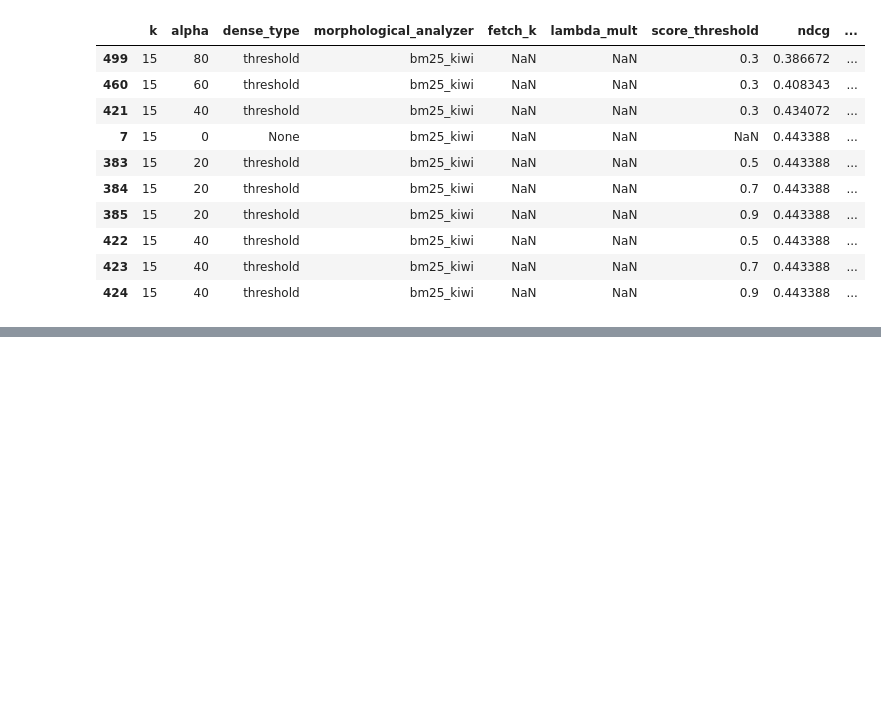
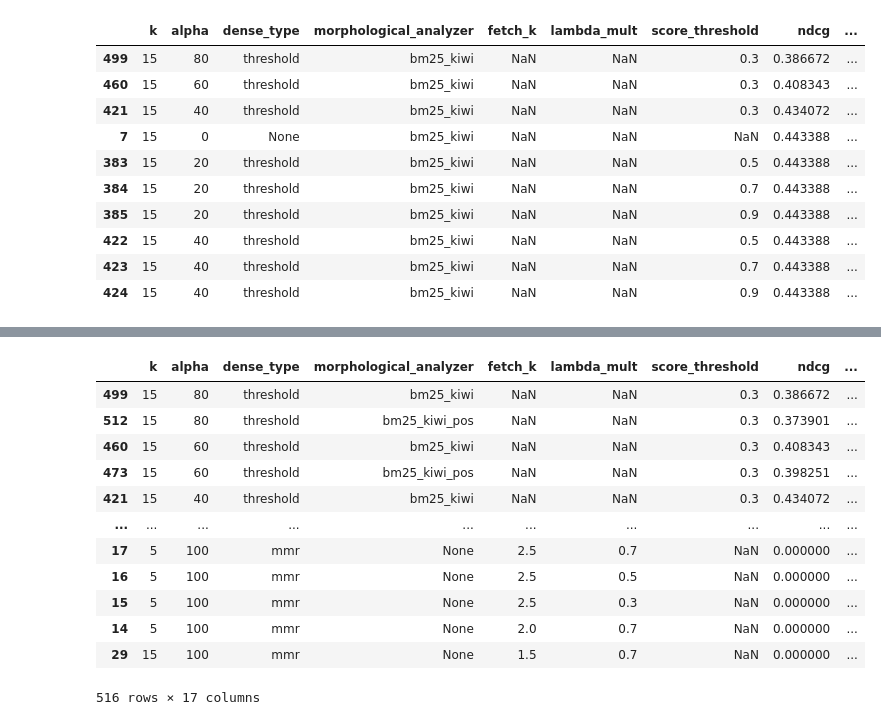
Before and after one commit to yswSlamDunk/SportAgent, a Jupyter notebook: jupyter/3003. Limitations of RAGAS and the Need for Custom RAGAS Dataset.ipynb, the cells around one changed output, grey strips where cells are left out. Cells and saved outputs as stored; diff of their text form; code cells hidden in the pictures; blank space fills up the shorter version.

```diff
--- a/jupyter/3003. Limitations of RAGAS and the Need for Custom RAGAS Dataset.ipynb
+++ b/jupyter/3003. Limitations of RAGAS and the Need for Custom RAGAS Dataset.ipynb
@@ -729,0 +781,16 @@ optimization_result_merged.sort_values(by=['recall', 'map', 'ndcg'], ascending=F
+# %%
+optimization_result_merged.sort_values(by=['recall_exercise name, exercise phase'], ascending=False)
+# %% [output]
+|  | k | alpha | dense_type | morphological_analyzer | fetch_k | lambda_mult | score_threshold | ndcg | ... |
+| 499 | 15 | 80 | threshold | bm25_kiwi | NaN | NaN | 0.3 | 0.386672 | ... |
+| 512 | 15 | 80 | threshold | bm25_kiwi_pos | NaN | NaN | 0.3 | 0.373901 | ... |
+| 460 | 15 | 60 | threshold | bm25_kiwi | NaN | NaN | 0.3 | 0.408343 | ... |
+| 473 | 15 | 60 | threshold | bm25_kiwi_pos | NaN | NaN | 0.3 | 0.398251 | ... |
+| 421 | 15 | 40 | threshold | bm25_kiwi | NaN | NaN | 0.3 | 0.434072 | ... |
+| ... | ... | ... | ... | ... | ... | ... | ... | ... | ... |
+| 17 | 5 | 100 | mmr | None | 2.5 | 0.7 | NaN | 0.000000 | ... |
+| 16 | 5 | 100 | mmr | None | 2.5 | 0.5 | NaN | 0.000000 | ... |
+| 15 | 5 | 100 | mmr | None | 2.5 | 0.3 | NaN | 0.000000 | ... |
+| 14 | 5 | 100 | mmr | None | 2.0 | 0.7 | NaN | 0.000000 | ... |
+| 29 | 15 | 100 | mmr | None | 1.5 | 0.7 | NaN | 0.000000 | ... |
+516 rows × 17 columns
```
Also changed, not shown: parts of 19 cells of this notebook, 10 other files.
